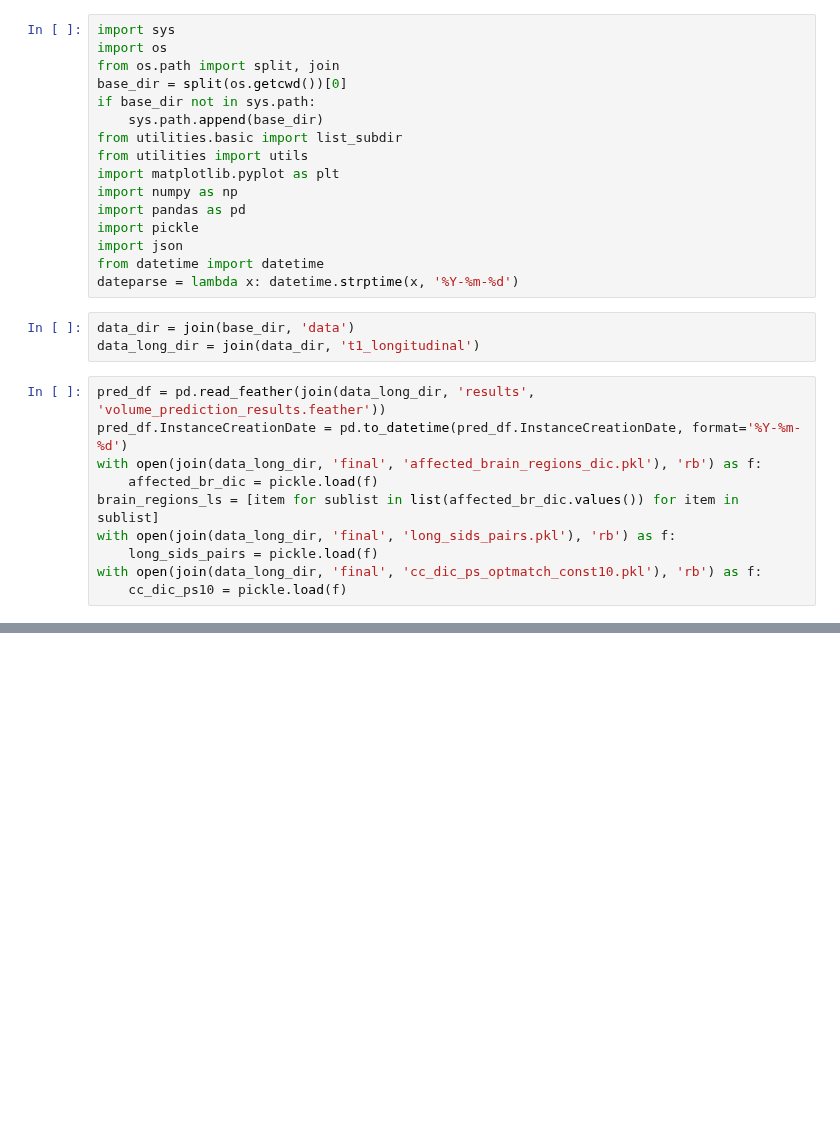
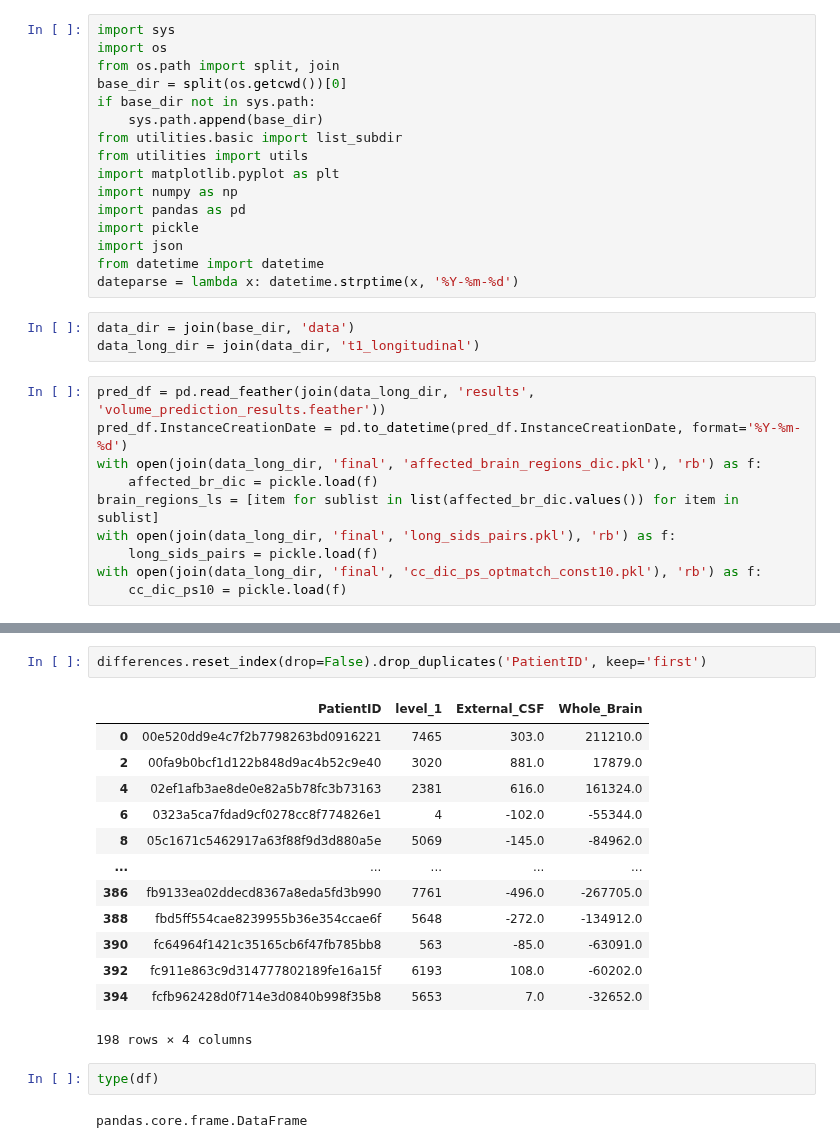
Before and after one commit to Kiril94/Thesis, a Jupyter notebook: cobra/t1_long/run_test.ipynb, the cells around one changed output, grey strips where cells are left out. Saved outputs shown, nothing was run; the diff lists cells and outputs as text; blank space fills up the shorter version.

```diff
--- a/cobra/t1_long/run_test.ipynb
+++ b/cobra/t1_long/run_test.ipynb
@@ -36,2 +86,22 @@ df
+# %%
+differences.reset_index(drop=False).drop_duplicates('PatientID', keep='first')
+# %% [output]
+|  | PatientID | level_1 | External_CSF | Whole_Brain |
+| 0 | 00e520dd9e4c7f2b7798263bd0916221 | 7465 | 303.0 | 211210.0 |
+| 2 | 00fa9b0bcf1d122b848d9ac4b52c9e40 | 3020 | 881.0 | 17879.0 |
+| 4 | 02ef1afb3ae8de0e82a5b78fc3b73163 | 2381 | 616.0 | 161324.0 |
+| 6 | 0323a5ca7fdad9cf0278cc8f774826e1 | 4 | -102.0 | -55344.0 |
+| 8 | 05c1671c5462917a63f88f9d3d880a5e | 5069 | -145.0 | -84962.0 |
+| ... | ... | ... | ... | ... |
+| 386 | fb9133ea02ddecd8367a8eda5fd3b990 | 7761 | -496.0 | -267705.0 |
+| 388 | fbd5ff554cae8239955b36e354ccae6f | 5648 | -272.0 | -134912.0 |
+| 390 | fc64964f1421c35165cb6f47fb785bb8 | 563 | -85.0 | -63091.0 |
+| 392 | fc911e863c9d314777802189fe16a15f | 6193 | 108.0 | -60202.0 |
+| 394 | fcfb962428d0f714e3d0840b998f35b8 | 5653 | 7.0 | -32652.0 |
+198 rows × 4 columns
+# %%
+type(df)
+# %% [output]
+pandas.core.frame.DataFrame
 # %%
 def get_p_value(brain_regions_ls, sids, case_control_dic, pred_df):
```
Also changed, not shown: parts of 7 cells of this notebook, 1 other file.
